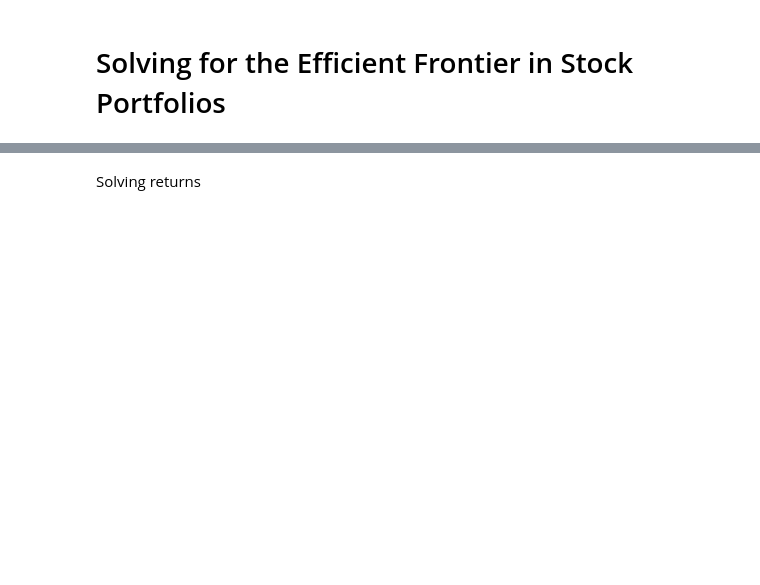
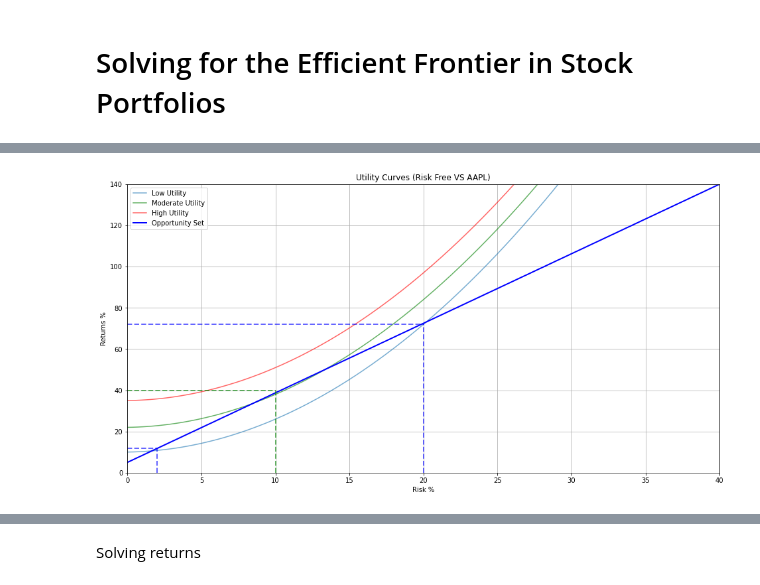
Before and after one commit to adamd1985/quant_research, a Jupyter notebook: efficient-frontier-quant.ipynb, the cells around one changed output, grey strips where cells are left out. Cells and saved outputs as stored; diff of their text form; code cells hidden in the pictures; blank space fills up the shorter version.

```diff
--- a/efficient-frontier-quant.ipynb
+++ b/efficient-frontier-quant.ipynb
@@ -137,0 +123,44 @@ plt.show()
+# %%
+import matplotlib.pyplot as plt
+import numpy as np
+
+
+def utility_fn(x, a=0.15, b=0.1, c=1):
+    return a * x**2 + b * x + c
+
+
+plt.figure(figsize=(16, 8))
+
+x_values_1 = np.linspace(0, 40, 100)
+y_values_1 = utility_fn(x_values_1, c=10)
+plt.plot(x_values_1, y_values_1, label="Low Utility", alpha=0.6)
+
+x_values_2 = np.linspace(0, 35, 100)
+y_values_2 = utility_fn(x_values_2, c=22)
+plt.plot(x_values_2, y_values_2, label="Moderate Utility", color="g", alpha=0.6)
+
+x_values_3 = np.linspace(0, 30, 100)
+y_values_3 = utility_fn(x_values_3, c=35)
+plt.plot(x_values_3, y_values_3, label="High Utility", color="r", alpha=0.6)
+
+plt.plot([0, 40], [5, 140], label="Opportunity Set", color="b", linewidth=2)
+
+plt.plot([2, 2], [0, 12], linestyle="--", color="b", alpha=0.6, linewidth=2)
+plt.plot([0, 2], [12, 12], linestyle="--", color="b", alpha=0.6, linewidth=2)
+plt.plot([10, 10], [0, 40], linestyle="--", color="g", alpha=0.6, linewidth=2)
+plt.plot([0, 10], [40, 40], linestyle="--", color="g", alpha=0.6, linewidth=2)
+plt.plot([20, 20], [0, 72], linestyle="--", color="b", alpha=0.6, linewidth=2)
+plt.plot([0, 20], [72, 72], linestyle="--", color="b", alpha=0.6, linewidth=2)
+
+plt.xlabel("Risk %")
+plt.ylabel("Returns %")
+plt.title("Utility Curves (Risk Free VS AAPL)")
+plt.legend()
+plt.grid()
+
+plt.xlim(0, 40)
+plt.ylim(0, 140)
+
+plt.show()
+# %% [output]
+[figure, added]
```
Also changed, not shown: parts of 26 cells of this notebook.
